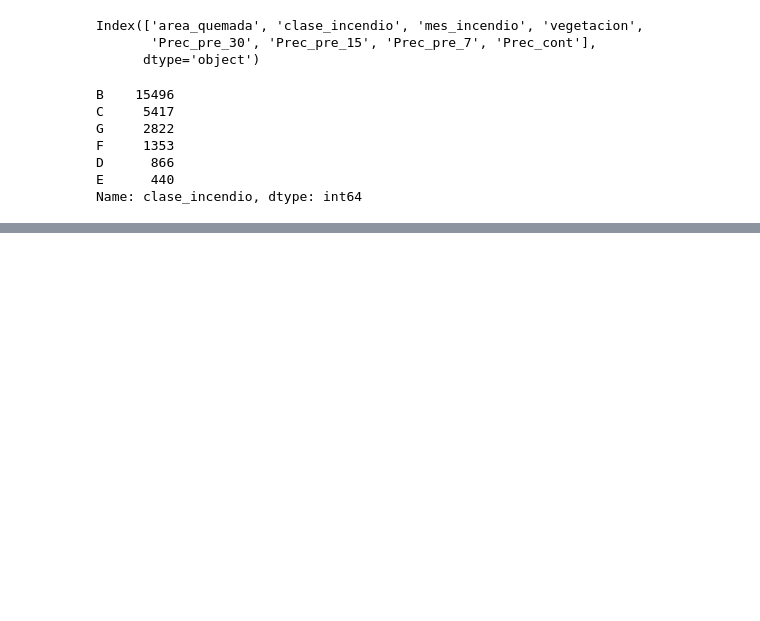
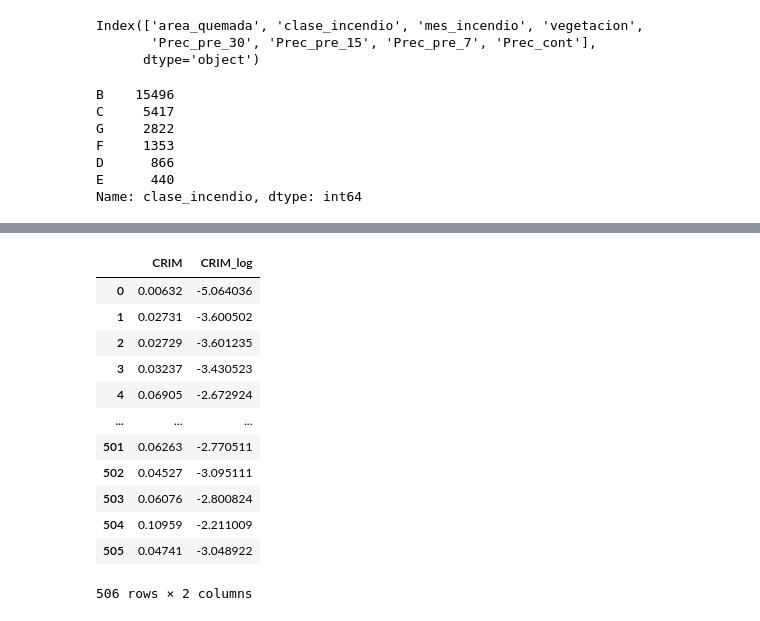
Before and after one commit to onavarrete04/Introduccion-Ciencia-Datos, a Jupyter notebook: 2023_MML.ipynb, the cells around one changed output, grey strips where cells are left out. Saved outputs shown, nothing was run; the diff lists cells and outputs as text; code cells hidden in the pictures; blank space fills up the shorter version.

```diff
--- a/2023_MML.ipynb
+++ b/2023_MML.ipynb
@@ -801,0 +821,21 @@ Name: clase_incendio, dtype: int64
+# %%
+# primero el simple
+
+y = casas["target"]
+X = casas.drop(["target"],axis = 1)
+X["CRIM_log"] = np.log(casas["CRIM"]) # Creamos el logaritmo natural para disminuir el sesgo
+X
+# %% [output]
+|  | CRIM | CRIM_log |
+| 0 | 0.00632 | -5.064036 |
+| 1 | 0.02731 | -3.600502 |
+| 2 | 0.02729 | -3.601235 |
+| 3 | 0.03237 | -3.430523 |
+| 4 | 0.06905 | -2.672924 |
+| ... | ... | ... |
+| 501 | 0.06263 | -2.770511 |
+| 502 | 0.04527 | -3.095111 |
+| 503 | 0.06076 | -2.800824 |
+| 504 | 0.10959 | -2.211009 |
+| 505 | 0.04741 | -3.048922 |
+506 rows × 2 columns
```
Also changed, not shown: parts of 56 cells of this notebook, 1 other file.
